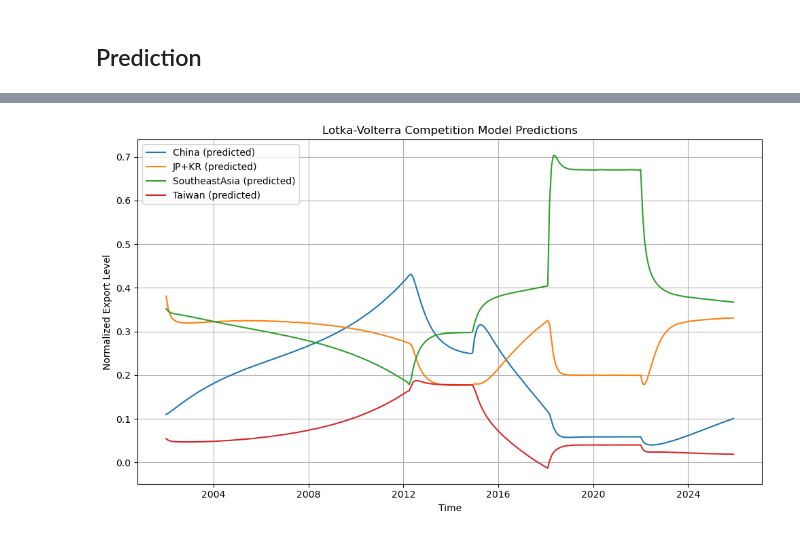
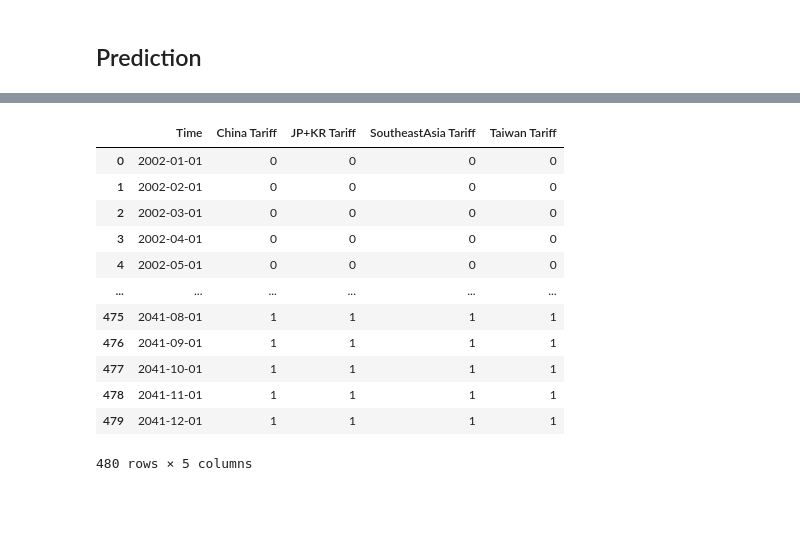
Before and after one commit to LeonardoPolverari/simulation_project, a Jupyter notebook: notebooks/Angius - Model for normalized values.ipynb, the cells around one changed output, grey strips where cells are left out. Saved outputs shown, nothing was run; the diff lists cells and outputs as text; code cells hidden in the pictures; blank space fills up the shorter version.

```diff
--- a/notebooks/Angius - Model for normalized values.ipynb
+++ b/notebooks/Angius - Model for normalized values.ipynb
@@ -323,3 +323,23 @@ df_tariffs_pred
+# %%
+df_tariffs_pred['China Tariff'] = np.where(df_tariffs_pred['Time'] < '2026-05-01', 0, 1)
+df_tariffs_pred['JP+KR Tariff'] = np.where(df_tariffs_pred['Time'] < '2028-02-01', 0, 1)
+df_tariffs_pred['SoutheastAsia Tariff'] = np.where(df_tariffs_pred['Time'] < '2023-02-01', 0, 1)
+df_tariffs_pred['Taiwan Tariff'] = np.where(df_tariffs_pred['Time'] < '2025-12-01', 0, 1)
+df_tariffs_pred
+# %% [output]
+|  | Time | China Tariff | JP+KR Tariff | SoutheastAsia Tariff | Taiwan Tariff |
+| 0 | 2002-01-01 | 0 | 0 | 0 | 0 |
+| 1 | 2002-02-01 | 0 | 0 | 0 | 0 |
+| 2 | 2002-03-01 | 0 | 0 | 0 | 0 |
+| 3 | 2002-04-01 | 0 | 0 | 0 | 0 |
+| 4 | 2002-05-01 | 0 | 0 | 0 | 0 |
+| ... | ... | ... | ... | ... | ... |
+| 475 | 2041-08-01 | 1 | 1 | 1 | 1 |
+| 476 | 2041-09-01 | 1 | 1 | 1 | 1 |
+| 477 | 2041-10-01 | 1 | 1 | 1 | 1 |
+| 478 | 2041-11-01 | 1 | 1 | 1 | 1 |
+| 479 | 2041-12-01 | 1 | 1 | 1 | 1 |
+480 rows × 5 columns
 # %%
 sol = solve_ivp(
     fun=lambda t, X: lotka_volterra_with_tariffs_end(t, X, df_tariffs_pred, *fitted_params),
@@ -327,21 +347,6 @@ sol = solve_ivp(
     y0=X0,
     t_eval=np.arange(len(df_tariffs_pred))
 )
-# Plot the predictions
-plt.figure(figsize=(10, 6))
-plt.plot(df_tariffs_pred['Time'], sol.y[0], label='China (predicted)')
-plt.plot(df_tariffs_pred['Time'], sol.y[1], label='JP+KR (predicted)')
-plt.plot(df_tariffs_pred['Time'], sol.y[2], label='SoutheastAsia (predicted)')
-plt.plot(df_tariffs_pred['Time'], sol.y[3], label='Taiwan (predicted)')
-plt.title('Lotka-Volterra Competition Model Predictions')
-plt.xlabel('Time')
-plt.ylabel('Normalized Export Level')
-plt.legend()
-plt.grid(True)
-plt.tight_layout()
-plt.show()
-# %% [output]
-[figure, removed]
 # %%
 # Plot
 plt.plot(df_tariffs_pred['Time'][:len(data[0])], data[0], 'r.', label='China (data)')
```
Also changed, not shown: parts of 2 cells of this notebook.
